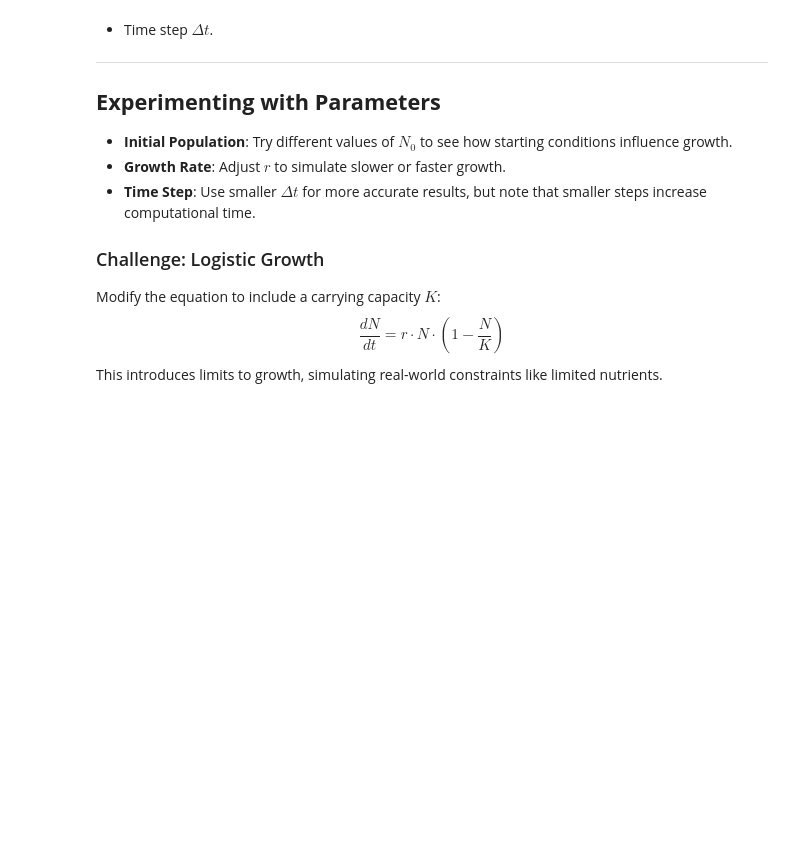
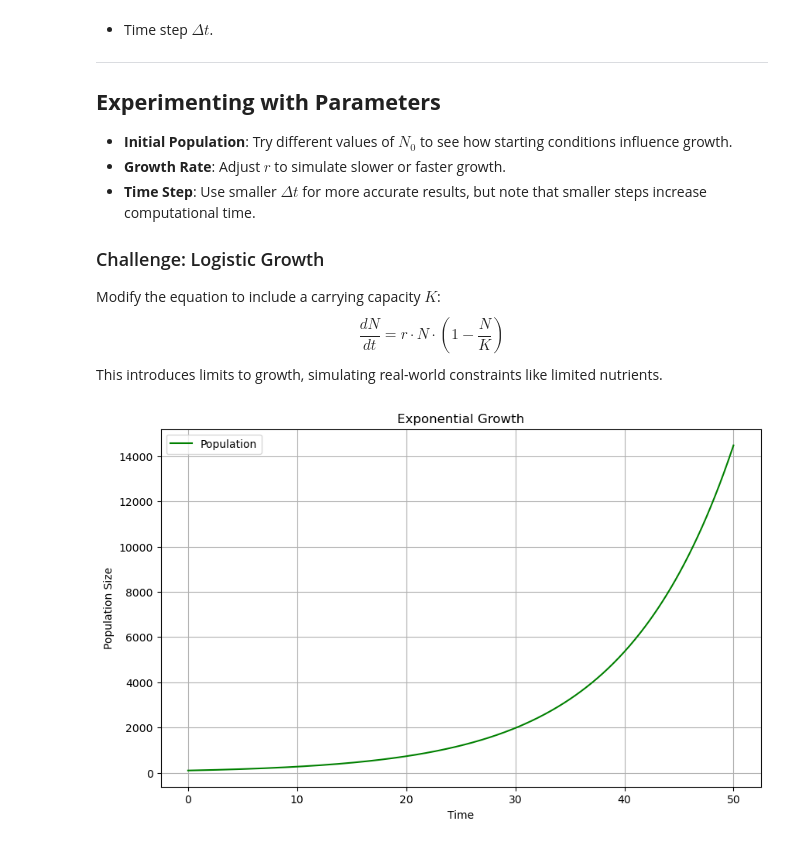
Before and after one commit to armankarshenas/TUMS2025, a Jupyter notebook: lectures/lecture5.ipynb, the cells around one changed output. Cells and saved outputs as stored; diff of their text form; code cells hidden in the pictures; blank space fills up the shorter version.

```diff
--- a/lectures/lecture5.ipynb
+++ b/lectures/lecture5.ipynb
@@ -519,3 +569,96 @@ $$ \frac{dN}{dt} = r \cdot N \cdot \left(1 - \frac{N}{K}\right) $$
 This introduces limits to growth, simulating real-world constraints like limited nutrients.
 # %%
 # Let's spend some time working on this example
+import matplotlib.pyplot as plt
+
+def simulate_exponential_growth(N0, r, T, dt):
+    """
+    Simulates bacterial growth using the Euler method with the exponential growth model.
+
+    Parameters:
+        N0 (float): Initial population size.
+        r (float): Growth rate.
+        T (float): Total simulation time.
+        dt (float): Time step.
+
+    Returns:
+        times (list): List of time points.
+        populations (list): List of population sizes at each time point.
+    """
+    times = [0]
+    populations = [N0]
+    current_time = 0
+    current_population = N0
+
+    while current_time < T:
+        dN_dt = r * current_population
+        current_population += dt * dN_dt
+        current_time += dt
+        times.append(current_time)
+        populations.append(current_population)
+
+    return times, populations
+
+def simulate_logistic_growth(N0, r, K, T, dt):
+    """
+    Simulates bacterial growth using the Euler method with the logistic growth model.
+
+    Parameters:
+        N0 (float): Initial population size.
+        r (float): Growth rate.
+        K (float): Carrying capacity.
+        T (float): Total simulation time.
+        dt (float): Time step.
+
+    Returns:
+        times (list): List of time points.
+        populations (list): List of population sizes at each time point.
+    """
+    times = [0]
+    populations = [N0]
+    current_time = 0
+    current_population = N0
+
+    while current_time < T:
+        dN_dt = r * current_population * (1 - current_population / K)
+        current_population += dt * dN_dt
+        current_time += dt
+        times.append(current_time)
+        populations.append(current_population)
+
+    return times, populations
+
+def plot_growth(times, populations, title):
+    """
+    Plots bacterial growth over time.
+
+    Parameters:
+        times (list): List of time points.
+        populations (list): List of population sizes at each time point.
+        title (str): Title of the plot.
+    """
+    plt.figure(figsize=(10, 6))
+    plt.plot(times, populations, label="Population", color="green")
+    plt.xlabel("Time")
+    plt.ylabel("Population Size")
+    plt.title(title)
+    plt.grid()
+    plt.legend()
+    plt.show()
+
+# Parameters
+N0 = 100          # Initial population
+r = 0.1           # Growth rate
+T = 50            # Total simulation time
+dt = 0.1          # Time step
+K = 1000          # Carrying capacity for logistic growth
+
+# Simulate and plot exponential growth
+times_exp, populations_exp = simulate_exponential_growth(N0, r, T, dt)
+plot_growth(times_exp, populations_exp, "Exponential Growth")
+
+# Simulate and plot logistic growth
+times_log, populations_log = simulate_logistic_growth(N0, r, K, T, dt)
+plot_growth(times_log, populations_log, "Logistic Growth")
+# %% [output]
+[figure, added]
```
Also changed, not shown: parts of 5 cells of this notebook, 4 other files.
